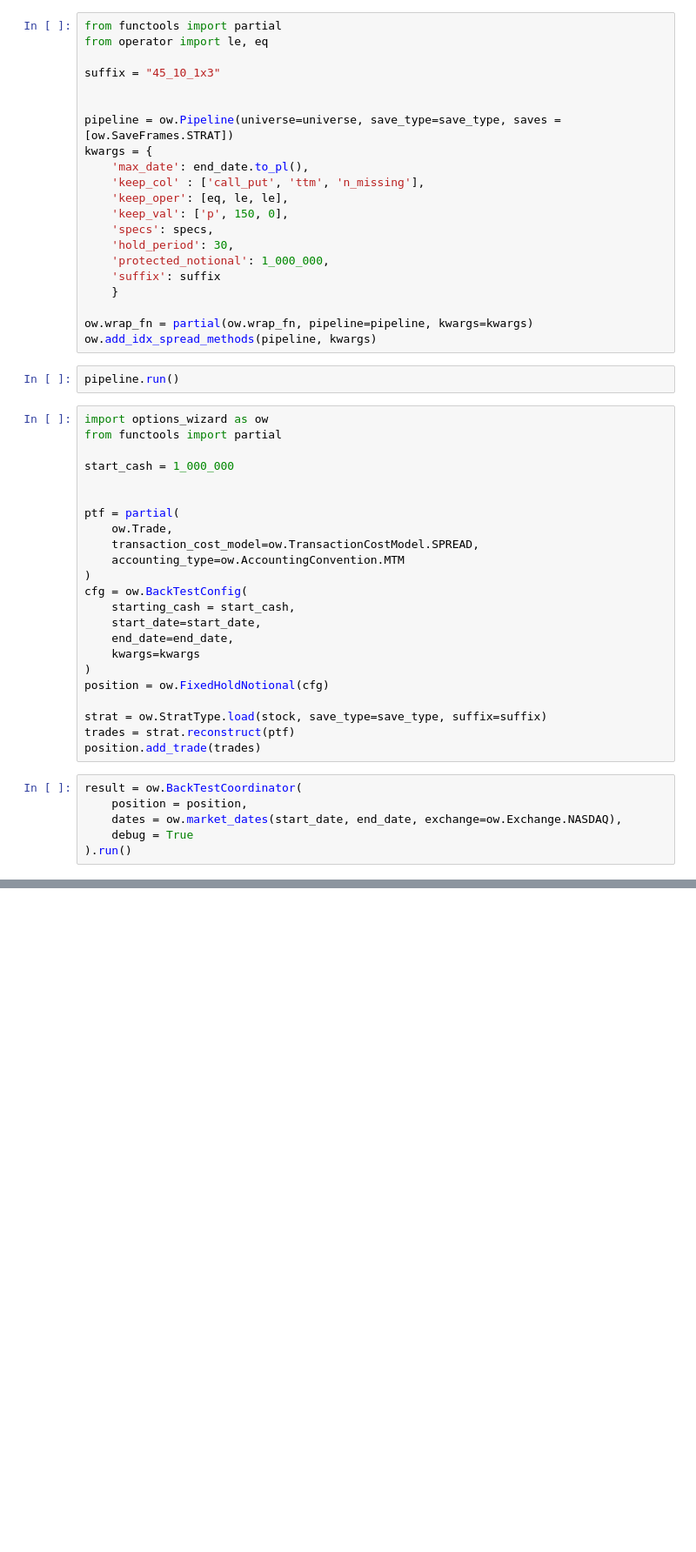
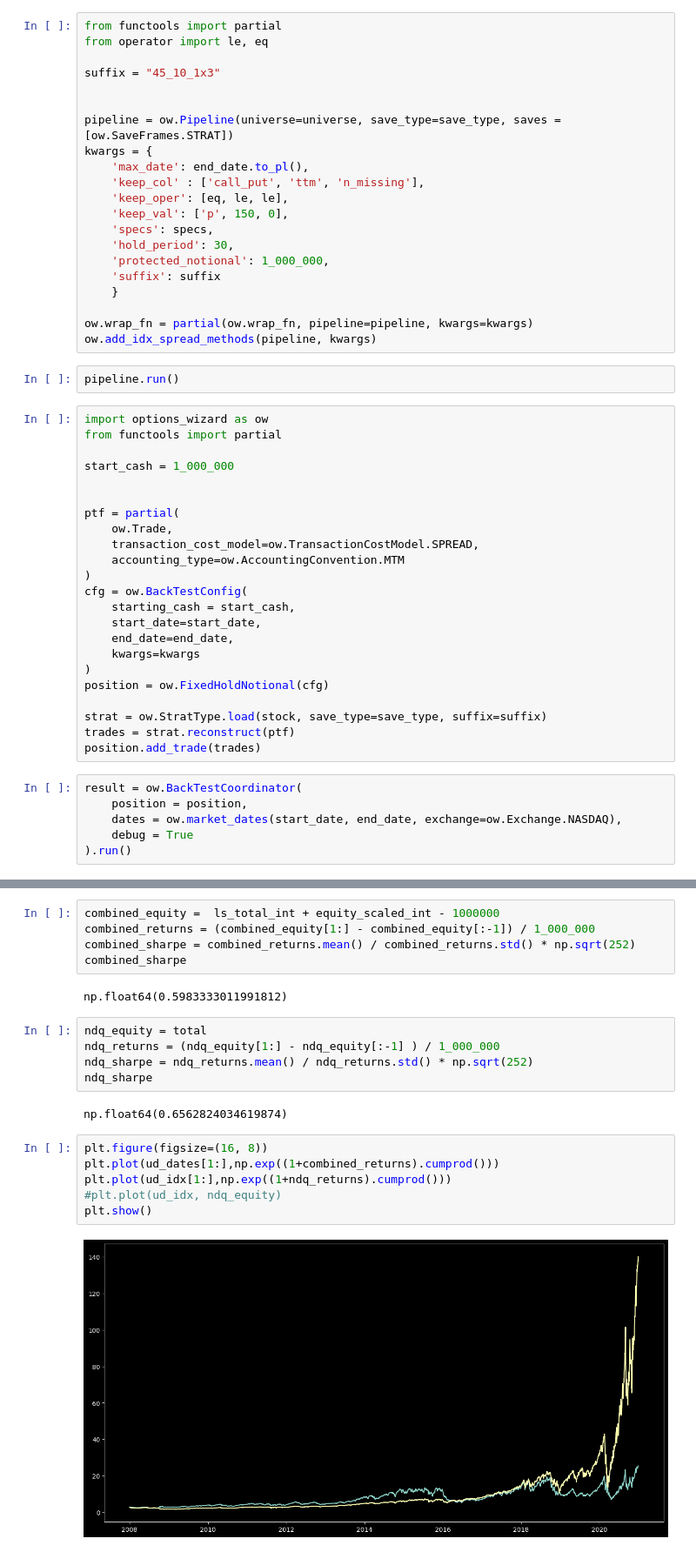
Before and after one commit to cja119/options_wizard, a Jupyter notebook: notebooks/put_spread_index.ipynb, the cells around one changed output, grey strips where cells are left out. Shown at 87% size. Cells and saved outputs as stored; diff of their text form; blank space fills up the shorter version.

```diff
--- a/notebooks/put_spread_index.ipynb
+++ b/notebooks/put_spread_index.ipynb
@@ -161,0 +462,22 @@ plt.show()
+# %%
+combined_equity =  ls_total_int + equity_scaled_int - 1000000
+combined_returns = (combined_equity[1:] - combined_equity[:-1]) / 1_000_000
+combined_sharpe = combined_returns.mean() / combined_returns.std() * np.sqrt(252)
+combined_sharpe
+# %% [output]
+np.float64(0.5983333011991812)
+# %%
+ndq_equity = total
+ndq_returns = (ndq_equity[1:] - ndq_equity[:-1] ) / 1_000_000
+ndq_sharpe = ndq_returns.mean() / ndq_returns.std() * np.sqrt(252)
+ndq_sharpe
+# %% [output]
+np.float64(0.6562824034619874)
+# %%
+plt.figure(figsize=(16, 8))
+plt.plot(ud_dates[1:],np.exp((1+combined_returns).cumprod()))
+plt.plot(ud_idx[1:],np.exp((1+ndq_returns).cumprod()))
+#plt.plot(ud_idx, ndq_equity)
+plt.show()
+# %% [output]
+[figure, added]
```
Also changed, not shown: parts of 7 cells of this notebook, 16 other files.
